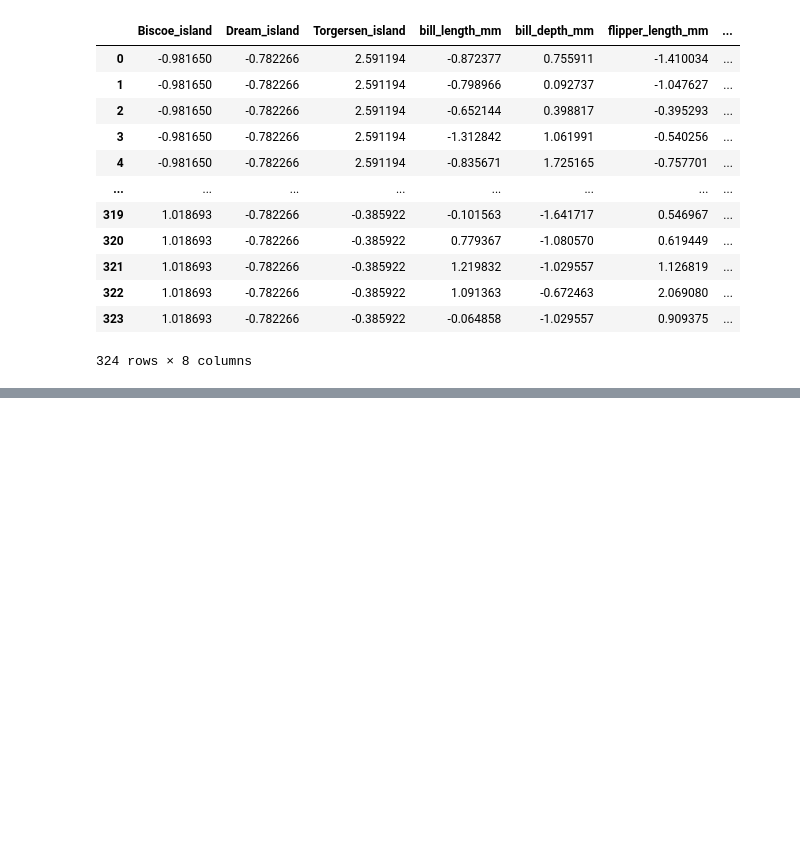
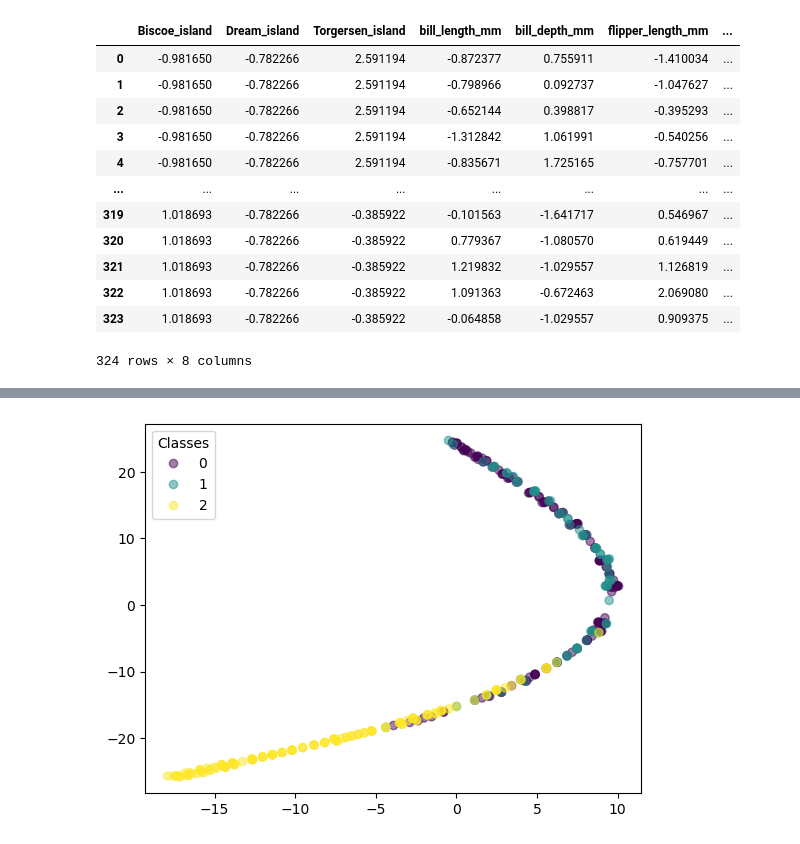
Before and after one commit to slmsshk/Data_Science-_Dummy, a Jupyter notebook: Penguins.ipynb, the cells around one changed output, grey strips where cells are left out. Drawn from its saved outputs; the diff is of its cells as text; code cells hidden in the pictures; blank space fills up the shorter version.

```diff
--- a/Penguins.ipynb
+++ b/Penguins.ipynb
@@ -201,0 +255,4 @@ from sklearn.model_selection import train_test_split
+# %%
+le=LabelEncoder()
+# %%
+data.species=le.fit_transform(data.species)
@@ -201,0 +295,3 @@ from sklearn.model_selection import train_test_split
+# %%
+df=pd.get_dummies(data)
+df.head()
@@ -201,0 +305,10 @@ from sklearn.model_selection import train_test_split
+# %%
+tsne=TSNE()
+x=pd.DataFrame(tsne.fit_transform(df.iloc[:,1:]))
+# %%
+scatter=plt.scatter(x.iloc[:,0],x.iloc[:,1],c=df.iloc[:,0],alpha=0.5)
+plt.legend(*scatter.legend_elements(),
+                    loc="upper left", title="Classes")
+plt.show()
+# %% [output]
+[figure, added]
```
Also changed, not shown: parts of 20 cells of this notebook, 4 other files.
